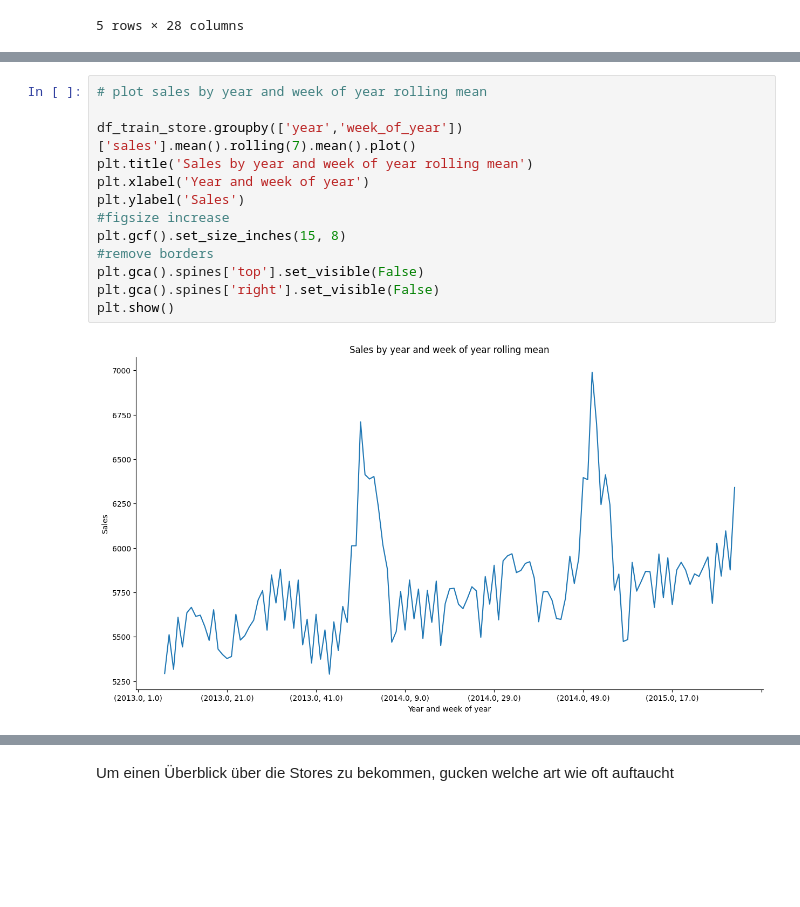
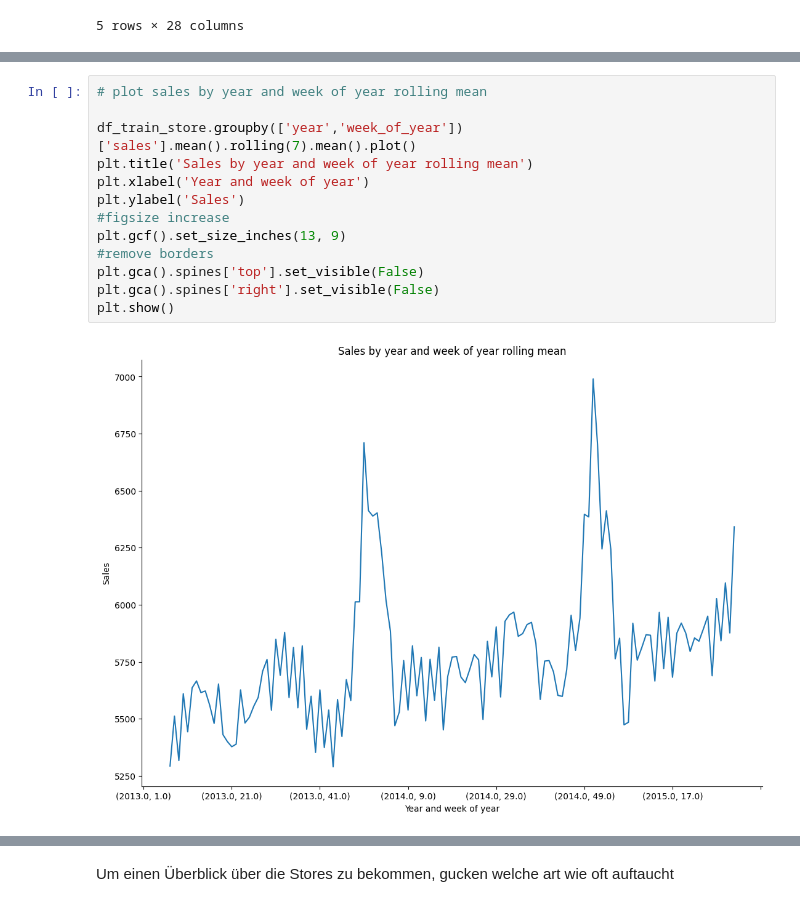
Before and after one commit to Bratpfannengamer/Rossmann, a Jupyter notebook: notebook.ipynb, the cells around one changed output, grey strips where cells are left out. Cells and saved outputs as stored; diff of their text form; blank space fills up the shorter version.

```diff
--- a/notebook.ipynb
+++ b/notebook.ipynb
@@ -314,17 +314,17 @@ memory usage: 217.3 MB
 # %%
 # plot sales by year and week of year rolling mean
 
 df_train_store.groupby(['year','week_of_year'])['sales'].mean().rolling(7).mean().plot()
 plt.title('Sales by year and week of year rolling mean')
 plt.xlabel('Year and week of year')
 plt.ylabel('Sales')
 #figsize increase
-plt.gcf().set_size_inches(15, 8)
+plt.gcf().set_size_inches(13, 9)
 #remove borders
 plt.gca().spines['top'].set_visible(False)
 plt.gca().spines['right'].set_visible(False)
 plt.show()
 # %% [output]
-[figure, old version]
+[figure, new version]
 # %%
 # plot sales by year and month as bar chart
```
Also changed, not shown: parts of 19 cells of this notebook.
